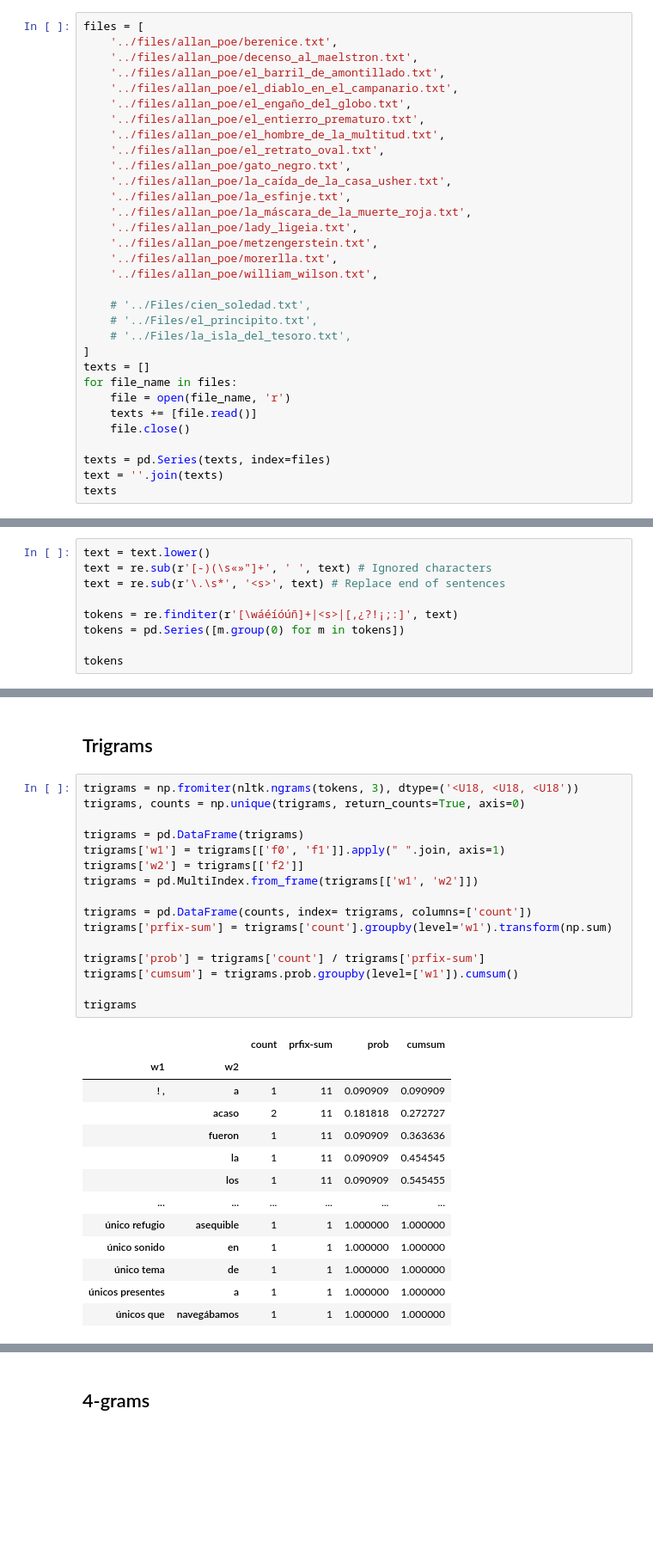
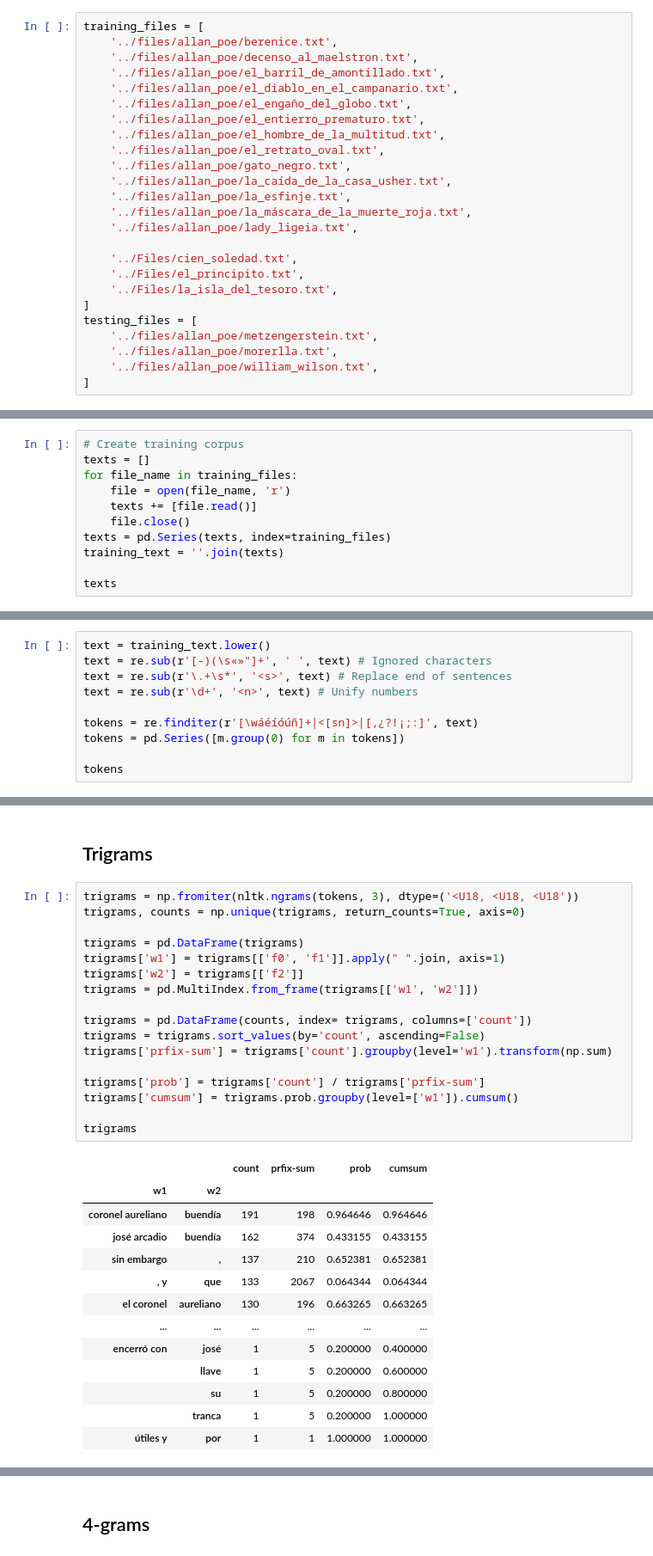
Before and after one commit to juan19932carlos/Notebooks, a Jupyter notebook: NLP/Talleres/Taller 2.ipynb, the cells around one changed output, grey strips where cells are left out. Shown at 86% size. Saved outputs shown, nothing was run; the diff lists cells and outputs as text; blank space fills up the shorter version.

```diff
--- a/NLP/Talleres/Taller 2.ipynb
+++ b/NLP/Talleres/Taller 2.ipynb
@@ -9,5 +8,5 @@ import numpy as np
 # %%
-files = [
+training_files = [
     '../files/allan_poe/berenice.txt',
     '../files/allan_poe/decenso_al_maelstron.txt',
     '../files/allan_poe/el_barril_de_amontillado.txt',
@@ -21,20 +20,13 @@ files = [
     '../files/allan_poe/la_esfinje.txt',
     '../files/allan_poe/la_máscara_de_la_muerte_roja.txt',
     '../files/allan_poe/lady_ligeia.txt',
+
+    '../Files/cien_soledad.txt',
+    '../Files/el_principito.txt',
+    '../Files/la_isla_del_tesoro.txt',
+]
+testing_files = [
     '../files/allan_poe/metzengerstein.txt',
     '../files/allan_poe/morerlla.txt',
     '../files/allan_poe/william_wilson.txt',
-
-    # '../Files/cien_soledad.txt',
-    # '../Files/el_principito.txt',
-    # '../Files/la_isla_del_tesoro.txt',
 ]
-texts = []
-for file_name in files:
-    file = open(file_name, 'r')
-    texts += [file.read()]
-    file.close()
-
-texts = pd.Series(texts, index=files)
-text = ''.join(texts)
-texts
@@ -58,0 +33,11 @@ dtype: object
+# %%
+# Create training corpus
+texts = []
+for file_name in training_files:
+    file = open(file_name, 'r')
+    texts += [file.read()]
+    file.close()
+texts = pd.Series(texts, index=training_files)
+training_text = ''.join(texts)
+
+texts
@@ -59,9 +79,10 @@ dtype: object
 # %%
-text = text.lower()
+text = training_text.lower()
 text = re.sub(r'[-)(\s«»"]+', ' ', text) # Ignored characters
-text = re.sub(r'\.\s*', '<s>', text) # Replace end of sentences
+text = re.sub(r'\.+\s*', '<s>', text) # Replace end of sentences
+text = re.sub(r'\d+', '<n>', text) # Unify numbers
 
-tokens = re.finditer(r'[\wáéíóúñ]+|<s>|[,¿?!¡;:]', text)
+tokens = re.finditer(r'[\wáéíóúñ]+|<[sn]>|[,¿?!¡;:]', text)
 tokens = pd.Series([m.group(0) for m in tokens])
 
 tokens
@@ -138,30 +161,31 @@ bigrams
 # %%
 trigrams = np.fromiter(nltk.ngrams(tokens, 3), dtype=('<U18, <U18, <U18'))
 trigrams, counts = np.unique(trigrams, return_counts=True, axis=0)
 
 trigrams = pd.DataFrame(trigrams)
 trigrams['w1'] = trigrams[['f0', 'f1']].apply(" ".join, axis=1)
 trigrams['w2'] = trigrams[['f2']]
 trigrams = pd.MultiIndex.from_frame(trigrams[['w1', 'w2']])
 
 trigrams = pd.DataFrame(counts, index= trigrams, columns=['count'])
+trigrams = trigrams.sort_values(by='count', ascending=False)
 trigrams['prfix-sum'] = trigrams['count'].groupby(level='w1').transform(np.sum)
 
 trigrams['prob'] = trigrams['count'] / trigrams['prfix-sum']
 trigrams['cumsum'] = trigrams.prob.groupby(level=['w1']).cumsum()
 
 trigrams
 # %% [output]
 |  |  | count | prfix-sum | prob | cumsum |
 | w1 | w2 |  |  |  |  |
-| ! , | a | 1 | 11 | 0.090909 | 0.090909 |
-|  | acaso | 2 | 11 | 0.181818 | 0.272727 |
-|  | fueron | 1 | 11 | 0.090909 | 0.363636 |
-|  | la | 1 | 11 | 0.090909 | 0.454545 |
-|  | los | 1 | 11 | 0.090909 | 0.545455 |
+| coronel aureliano | buendía | 191 | 198 | 0.964646 | 0.964646 |
+| josé arcadio | buendía | 162 | 374 | 0.433155 | 0.433155 |
+| sin embargo | , | 137 | 210 | 0.652381 | 0.652381 |
+| , y | que | 133 | 2067 | 0.064344 | 0.064344 |
+| el coronel | aureliano | 130 | 196 | 0.663265 | 0.663265 |
 | ... | ... | ... | ... | ... | ... |
-| único refugio | asequible | 1 | 1 | 1.000000 | 1.000000 |
-| único sonido | en | 1 | 1 | 1.000000 | 1.000000 |
-| único tema | de | 1 | 1 | 1.000000 | 1.000000 |
-| únicos presentes | a | 1 | 1 | 1.000000 | 1.000000 |
-| únicos que | navegábamos | 1 | 1 | 1.000000 | 1.000000 |
+| encerró con | josé | 1 | 5 | 0.200000 | 0.400000 |
+|  | llave | 1 | 5 | 0.200000 | 0.600000 |
+|  | su | 1 | 5 | 0.200000 | 0.800000 |
+|  | tranca | 1 | 5 | 0.200000 | 1.000000 |
+| útiles y | por | 1 | 1 | 1.000000 | 1.000000 |
```
Also changed, not shown: parts of 28 cells of this notebook, 1 other file.
